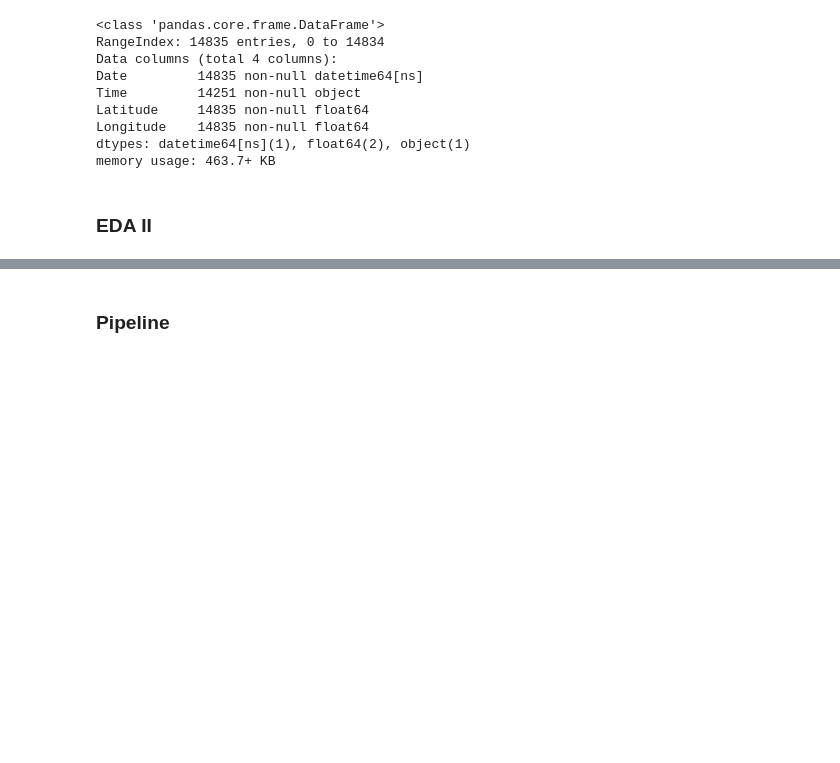
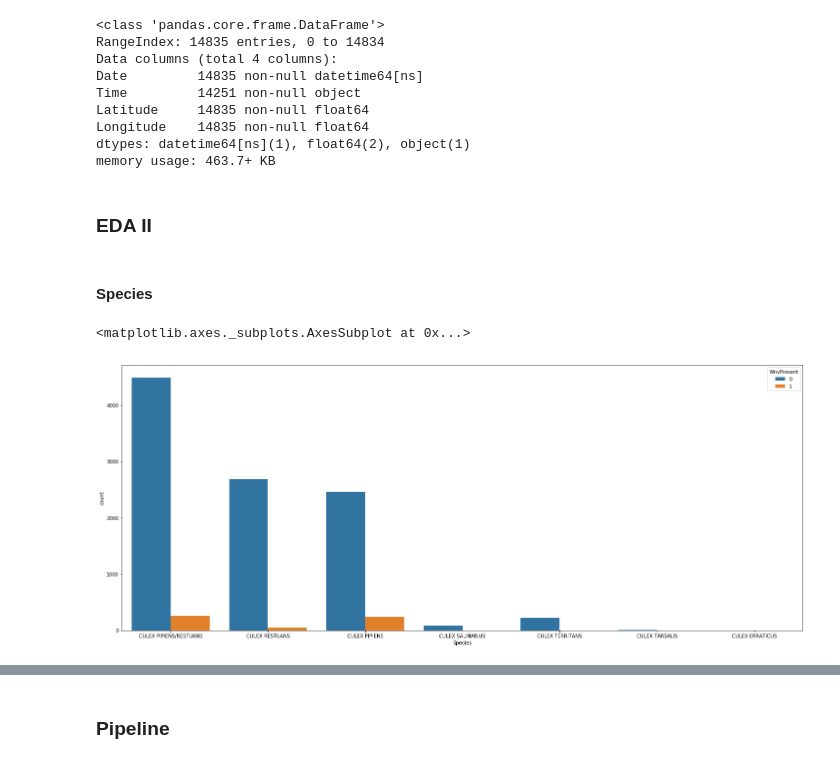
Before and after one commit to coxy1989/mlsabbatical, a Jupyter notebook: notebooks/west_nile_virus/west_nile_virus.ipynb, the cells around one changed output, grey strips where cells are left out. Saved outputs shown, nothing was run; the diff lists cells and outputs as text; code cells hidden in the pictures; blank space fills up the shorter version.

```diff
--- a/notebooks/west_nile_virus/west_nile_virus.ipynb
+++ b/notebooks/west_nile_virus/west_nile_virus.ipynb
@@ -159,3 +158,11 @@ memory usage: 463.7+ KB
 # - spray -> joined on date
 # %% [markdown]
 ### EDA II
+# %% [markdown]
+#### Species
+# %%
+_, ax = plt.subplots(figsize=(25,10))
+sns.countplot(x='Species', hue='WnvPresent', data=train, ax=ax)
+# %% [output]
+<matplotlib.axes._subplots.AxesSubplot at 0x...>
+[figure, added]
```
Also changed, not shown: parts of 3 cells of this notebook, 2 other files.
